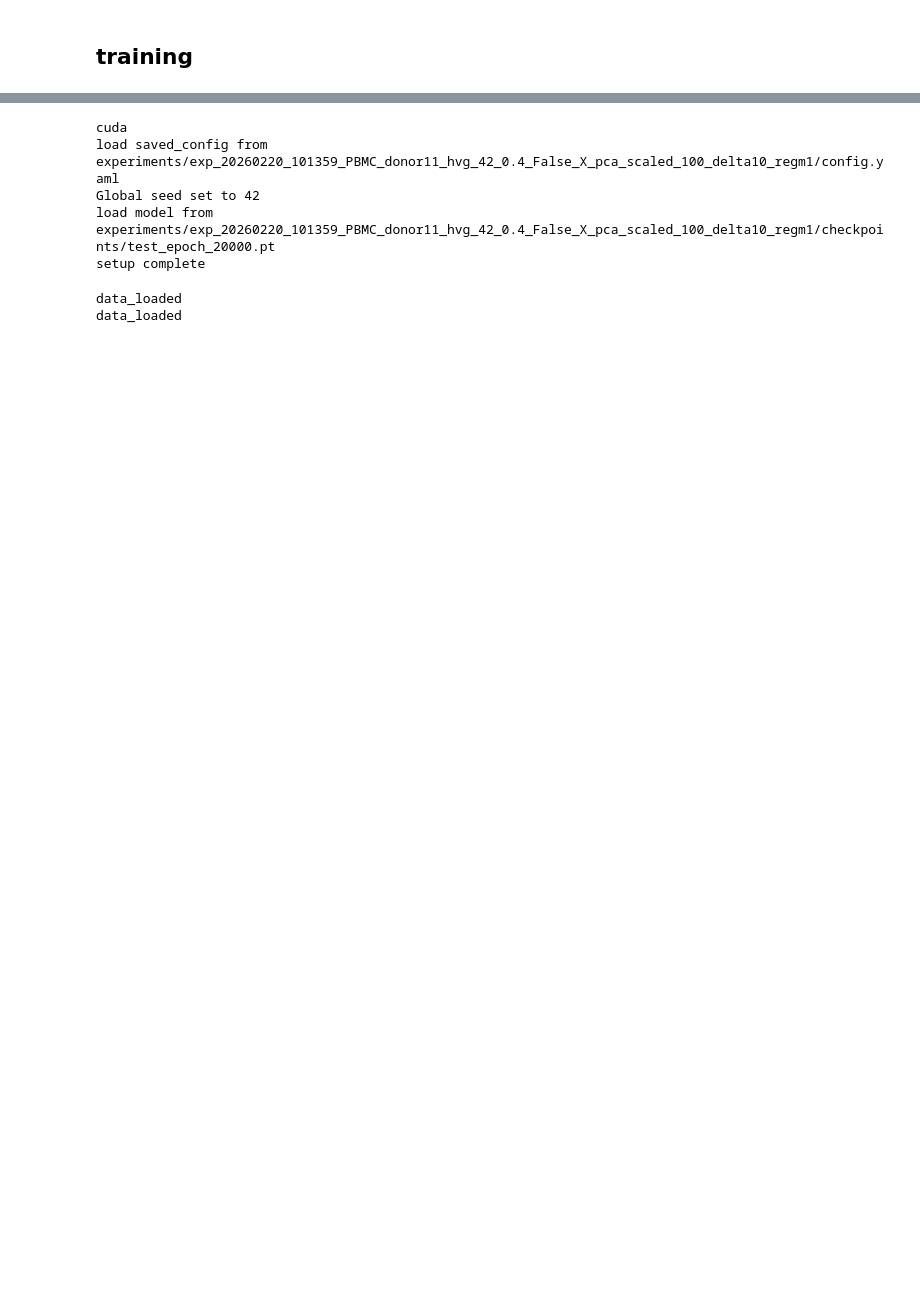
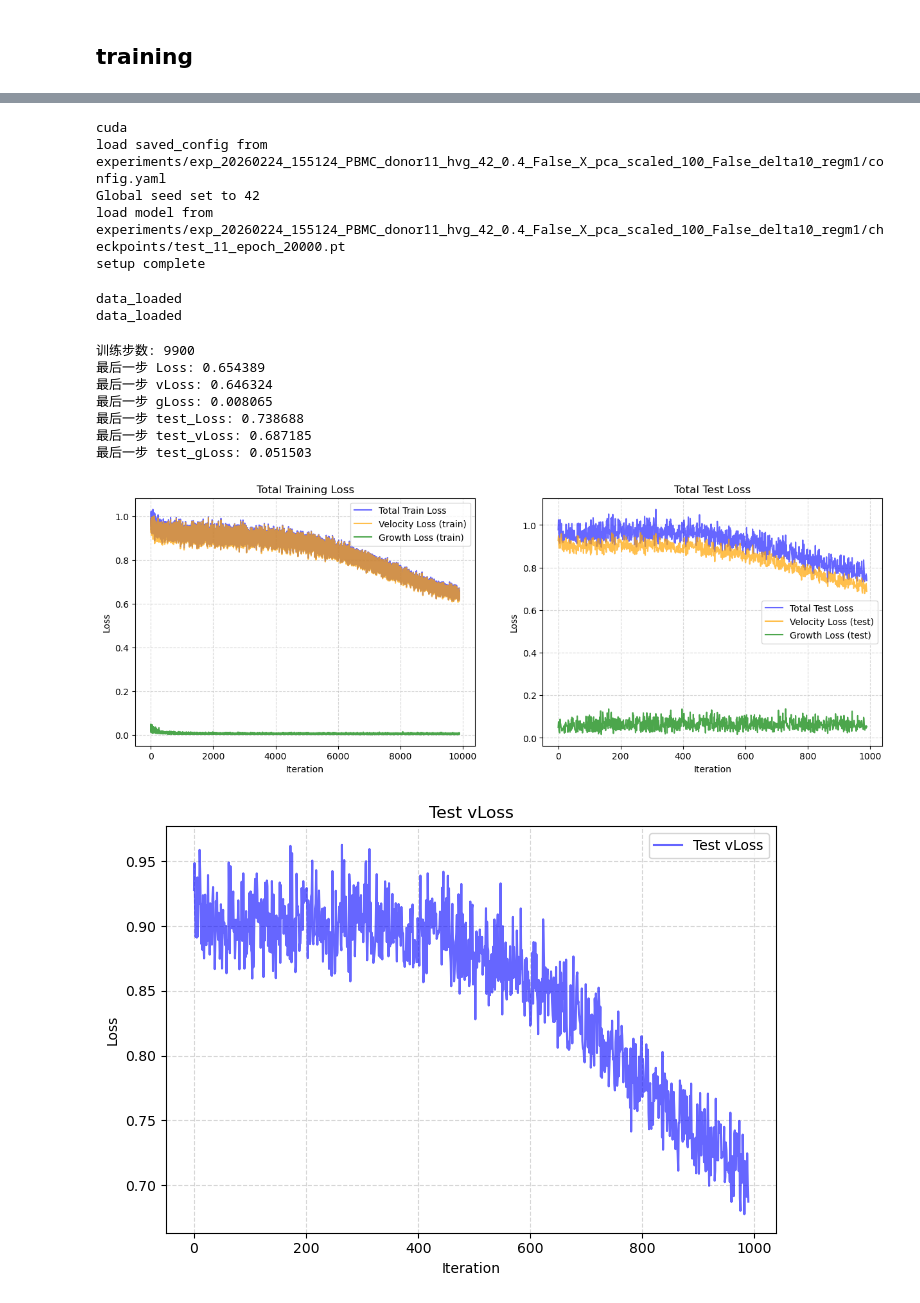
Before and after one commit to QiangweiPeng/UPT, a Jupyter notebook: WFRFM/notebook/YuchuanWang/train_PBMC.ipynb, the cells around one changed output, grey strips where cells are left out. Cells and saved outputs as stored; diff of their text form; code cells hidden in the pictures; blank space fills up the shorter version.

```diff
--- a/WFRFM/notebook/YuchuanWang/train_PBMC.ipynb
+++ b/WFRFM/notebook/YuchuanWang/train_PBMC.ipynb
@@ -119,12 +121,12 @@ Batch saved: 36/36
 device = torch.device("cuda" if torch.cuda.is_available() else "cpu")
 print(device)
 
-n_iterations = 20000
+n_iterations = 10000
 
 load_experiment = True # 如果是False可以无视下面三个参数
-experiment_load_path = "experiments/exp_20260220_101359_PBMC_donor11_hvg_42_0.4_False_X_pca_scaled_100_delta10_regm1"
+experiment_load_path = "experiments/exp_20260224_155124_PBMC_donor11_hvg_42_0.4_False_X_pca_scaled_100_False_delta10_regm1"
 config_load_path = os.path.join(experiment_load_path, "config.yaml")
-model_load_path = os.path.join(experiment_load_path, "checkpoints", "test_epoch_20000.pt")
+model_load_path = os.path.join(experiment_load_path, "checkpoints", "test_11_epoch_20000.pt")
 
 if not load_experiment:
     experiment_save_path = os.path.join("experiments", f"exp_{timestamp}_{data_origin}_{ot_origin}")
@@ -137,7 +139,7 @@ if not load_experiment:
 
         "hidden_dim_v": 4096,
         "hidden_dim_g": 1024,
-        "n_hiddens_v": 6,
+        "n_hiddens_v": 4,
         "n_hiddens_g": 2,
 
         "con_embedding_dim": 512,
@@ -146,6 +148,10 @@ if not load_experiment:
         "time_dim": 1024,
         "time_embedding_dim": 256,
         "hidden_dim_time": 512,
+
+        "num_donor": 12,
+        "contain_donor": True, # 额外的输入donor标签作为condition one-hot编码
+        "donor_emb_dim": 128,
 
         "bottle_dim": 1024,
         "activation": 'SiLU',
@@ -174,7 +180,8 @@ else:
 model = FNet(config["in_out_dim"], config["hidden_dim_v"], config["n_hiddens_v"], config["hidden_dim_g"], config["n_hiddens_g"],
              config["condition_dim"], config["con_embedding_dim"], config["hidden_dim_con"],
              config["time_dim"] ,config["time_embedding_dim"],config["hidden_dim_time"],
-             config["bottle_dim"], config["activation"])
+             config["bottle_dim"], config["num_donor"], config["donor_emb_dim"], config["contain_donor"],config["activation"])
+
 model = model.to(device)
 optimizer = torch.optim.AdamW(model.parameters(), lr=config["learning_rate"], weight_decay=config["weight_decay"])
 scheduler = CosineAnnealingLR(optimizer, T_max=n_iterations, eta_min=config["eta_min"])
@@ -193,8 +200,8 @@ if load_experiment:
 print("setup complete")
 # %% [output]
 cuda
-load saved_config from experiments/exp_20260220_101359_PBMC_donor11_hvg_42_0.4_False_X_pca_scaled_100_delta10_regm1/config.yaml
+load saved_config from experiments/exp_20260224_155124_PBMC_donor11_hvg_42_0.4_False_X_pca_scaled_100_False_delta10_regm1/config.yaml
 Global seed set to 42
-load model from experiments/exp_20260220_101359_PBMC_donor11_hvg_42_0.4_False_X_pca_scaled_100_delta10_regm1/checkpoints/test_epoch_20000.pt
+load model from experiments/exp_20260224_155124_PBMC_donor11_hvg_42_0.4_False_X_pca_scaled_100_False_delta10_regm1/checkpoints/test_11_epoch_20000.pt
 setup complete
 # %%
@@ -222,5 +230,15 @@ data_loaded
 model_save_path = "experiments/exp_20260219_213059_PBMC_donor11_hvg_42_0.4_False_X_pca_scaled_100_delta10_regm1/checkpoints/test"
 # %%
 from src.evaluate import draw_loss
-load_path = f"{model_save_path}_finetune_epoch_20000.pt"
+load_path = f"{model_save_path}_epoch_10000.pt"
 draw_loss(load_path,eval_interval = 10,cut = 100,save_path = None) # cut代表去掉前多少个epoch 避免前期loss过大影响观察
+# %% [output]
+训练步数: 9900
+最后一步 Loss: 0.654389
+最后一步 vLoss: 0.646324
+最后一步 gLoss: 0.008065
+最后一步 test_Loss: 0.738688
+最后一步 test_vLoss: 0.687185
+最后一步 test_gLoss: 0.051503
+[figure, added]
+[figure, added]
```
Also changed, not shown: parts of 4 cells of this notebook, 8 other files.
